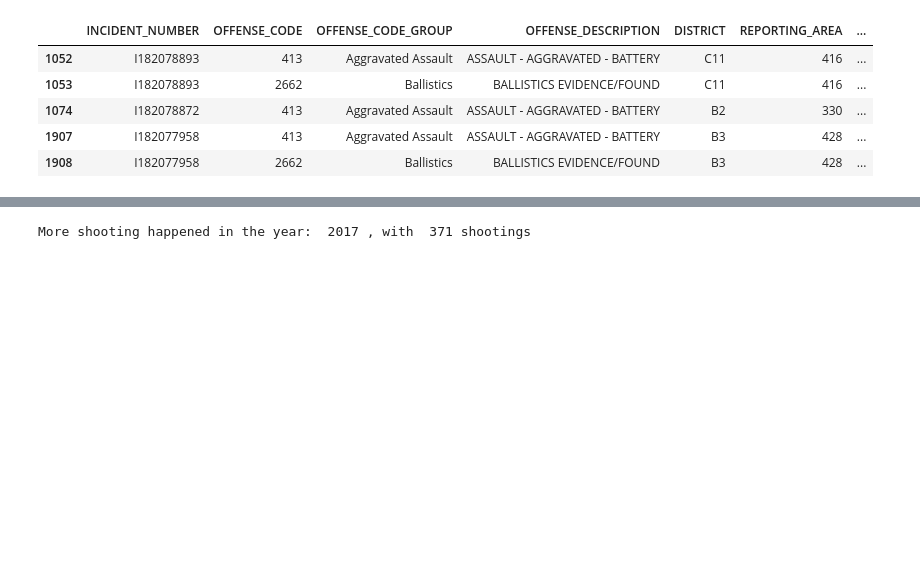
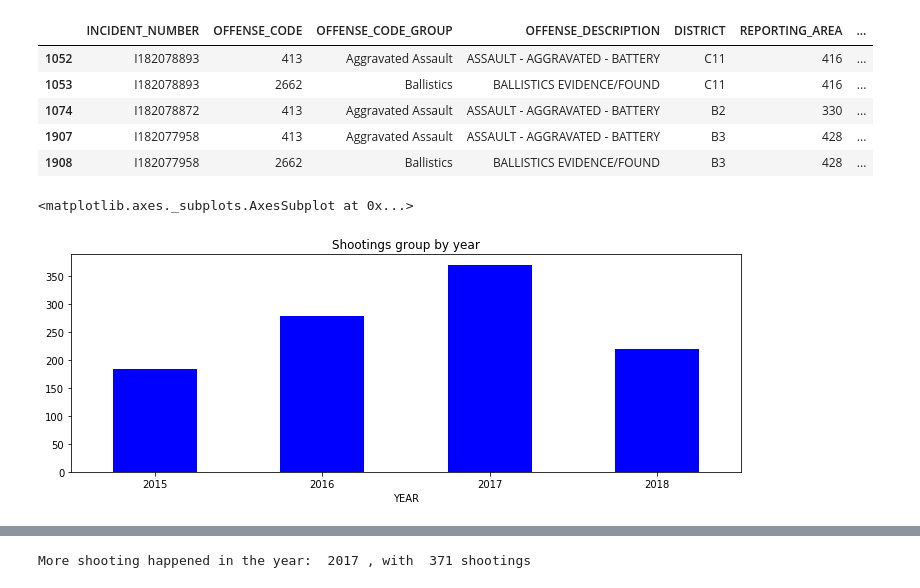
Before and after one commit to errikosg/Data-Analysis_Boston-Crimes, a Jupyter notebook: exercise.ipynb, the cells around one changed output, grey strips where cells are left out. Cells and saved outputs as stored; diff of their text form; code cells hidden in the pictures; blank space fills up the shorter version.

```diff
--- a/exercise.ipynb
+++ b/exercise.ipynb
@@ -205,3 +205,9 @@ st_data.head()
 | 1074 | I182078872 | 413 | Aggravated Assault | ASSAULT - AGGRAVATED - BATTERY | B2 | 330 | ... |
 | 1907 | I182077958 | 413 | Aggravated Assault | ASSAULT - AGGRAVATED - BATTERY | B3 | 428 | ... |
 | 1908 | I182077958 | 2662 | Ballistics | BALLISTICS EVIDENCE/FOUND | B3 | 428 | ... |
+# %%
+sd1 = st_data.groupby('YEAR')['INCIDENT_NUMBER'].count()
+sd1.plot.bar(color='b', align="center", figsize=(12,4), title="Shootings group by year", rot=360)
+# %% [output]
+<matplotlib.axes._subplots.AxesSubplot at 0x...>
+[figure, added]
```
Also changed, not shown: parts of 28 cells of this notebook.
